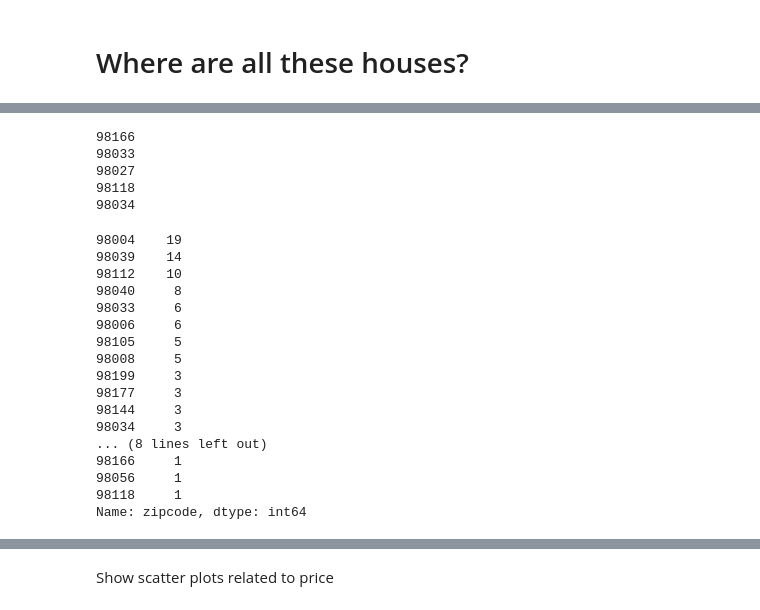
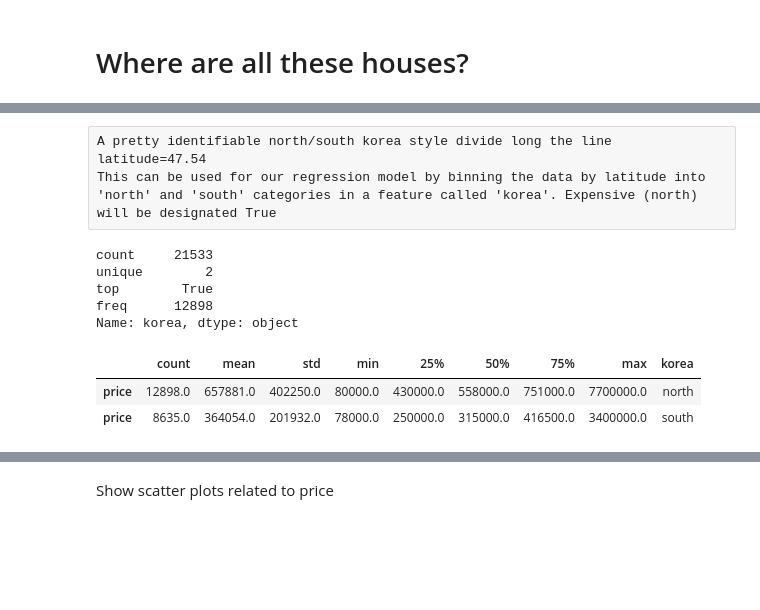
Before and after one commit to ktzioumis/Kings-County-Housing-Prices, a Jupyter notebook: student.ipynb, the cells around one changed output, grey strips where cells are left out. Saved outputs shown, nothing was run; the diff lists cells and outputs as text; code cells hidden in the pictures; blank space fills up the shorter version.

```diff
--- a/student.ipynb
+++ b/student.ipynb
@@ -598,34 +586,0 @@ Name: zipcode, dtype: int64
-# %%
-crossover=[]
-for i in bottom_100.zipcode.unique():
-    for n in top_100.zipcode.unique():
-        if i!=n:
-            pass
-        else:
-            print(i)
-# %% [output]
-98166
-98033
-98027
-98118
-98034
-# %%
-bottom_100.zipcode.value_counts()
-# %% [output]
-98004    19
-98039    14
-98112    10
-98040     8
-98033     6
-98006     6
-98105     5
-98008     5
-98199     3
-98177     3
-98144     3
-98034     3
-... (8 lines left out)
-98166     1
-98056     1
-98118     1
-Name: zipcode, dtype: int64
@@ -635,0 +587,21 @@ df.zipcode=df.zipcode.astype(str)
+# %% [raw]
+A pretty identifiable north/south korea style divide long the line latitude=47.54
+This can be used for our regression model by binning the data by latitude into 'north' and 'south' categories in a feature called 'korea'. Expensive (north) will be designated True
+# %%
+#create column called 'korea' with boolean assignment based on latitude for data entry
+df.korea=df.lat>47.54
+df.korea.describe()
+# %% [output]
+count     21533
+unique        2
+top        True
+freq      12898
+Name: korea, dtype: object
+# %%
+korea_desc=pd.DataFrame([round(df.loc[df.korea==1].price.describe()),round(df.loc[df.korea==0].price.describe())])
+korea_desc['korea']=['north','south']
+korea_desc
+# %% [output]
+|  | count | mean | std | min | 25% | 50% | 75% | max | korea |
+| price | 12898.0 | 657881.0 | 402250.0 | 80000.0 | 430000.0 | 558000.0 | 751000.0 | 7700000.0 | north |
+| price | 8635.0 | 364054.0 | 201932.0 | 78000.0 | 250000.0 | 315000.0 | 416500.0 | 3400000.0 | south |
```
Also changed, not shown: parts of 13 cells of this notebook, 1 other file.
